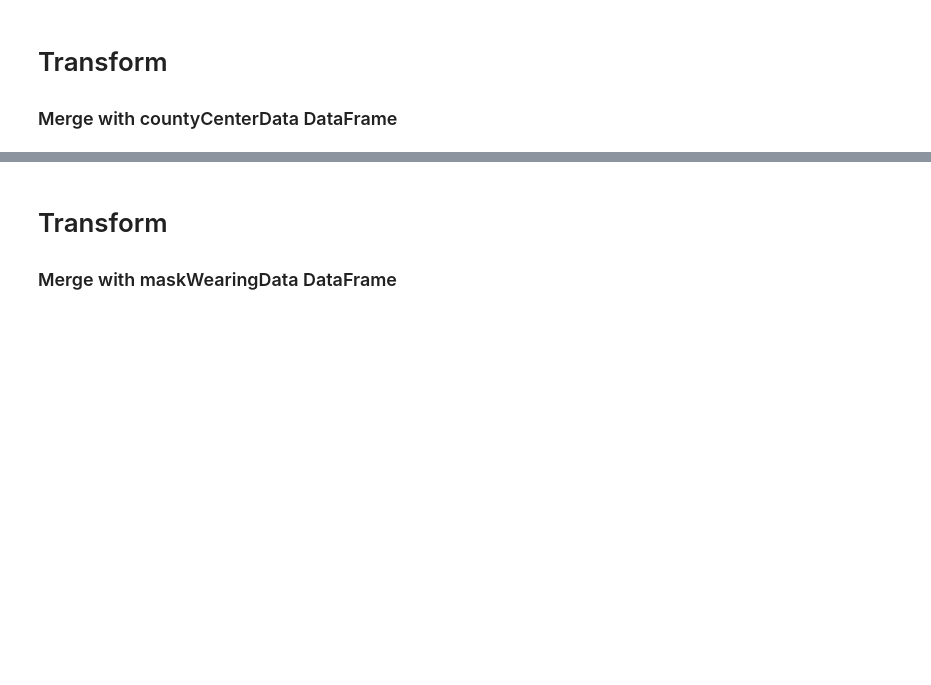
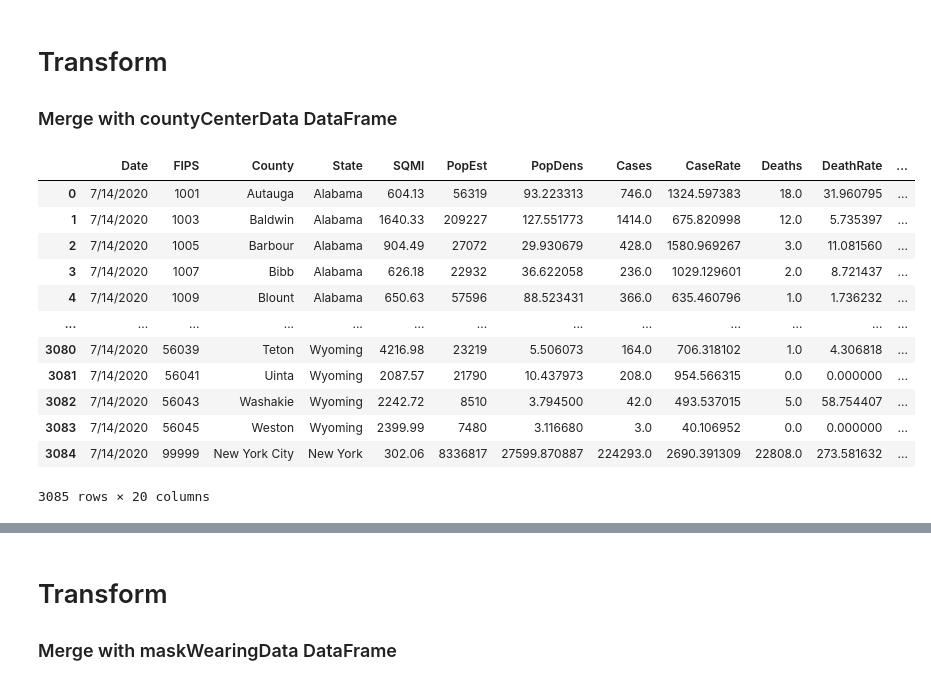
Before and after one commit to matthewkilleen0830/COVID-Mask-Scores, a Jupyter notebook: covidMasks.ipynb, the cells around one changed output, grey strips where cells are left out. Saved outputs shown, nothing was run; the diff lists cells and outputs as text; code cells hidden in the pictures; blank space fills up the shorter version.

```diff
--- a/covidMasks.ipynb
+++ b/covidMasks.ipynb
@@ -281,6 +752,6 @@ popDens = mergeA["PopEst"] / mergeA["SQMI"]
 # %%
 # Add new columns to hold case rates and death rates (per 100,000 people), and population density
-mergeA["CaseRate"] = casesPerHundredK
-mergeA["DeathRate"] = deathsPerHundredK
-mergeA["PopDens"] = popDens
-mergeA
+DataFrame["CaseRate"] = casesPerHundredK
+DataFrame["DeathRate"] = deathsPerHundredK
+DataFrame["PopDens"] = popDens
+DataFrame
@@ -287,4 +772,4 @@ mergeA
 # %%
 # Reorganize columns
-mergeA = mergeA[["Date", "FIPS", "County", "State", "SQMI", "PopEst", "PopDens", "Cases", "CaseRate", "Deaths", "DeathRate"]]
-mergeA
+DataFrame = DataFrame[["Date", "FIPS", "County", "State", "SQMI", "PopEst", "PopDens", "Cases", "CaseRate", "Deaths", "DeathRate"]]
+DataFrame
@@ -290,0 +790,5 @@ mergeA
+# %%
+# Convert FIPS and Population values from float to int
+DataFrame.FIPS = DataFrame.FIPS.astype(np.int64)
+DataFrame.PopEst = DataFrame.PopEst.astype(np.int64)
+DataFrame.dtypes
@@ -290,0 +808,4 @@ mergeA
+# %%
+# Sort on FIPS to restore DataFrame order
+DataFrame = DataFrame.sort_values("FIPS", ascending = True)
+DataFrame
@@ -321,8 +845,22 @@ mergeA
 
 ### Merge with countyCenterData DataFrame
 # %%
-# Merge countyCenterData with reorganized_final_merged_caseData to create heatmap DataFrame
-mergeB = pd.merge(mergeA, countyCenterData, how = "left", left_on = "FIPS", right_on = "fips", on = None, sort = False, copy = True, indicator = False, validate = None)
-mergeB
+# Merge primary DataFrame with countyCenterData to import lat/lng for heatmaps
+DataFrame = DataFrame.merge(countyCenterData, how = "left", left_on = "FIPS", right_on = "fips", on = None, sort = False, copy = True, indicator = False, validate = None)
+DataFrame
+# %% [output]
+|  | Date | FIPS | County | State | SQMI | PopEst | PopDens | Cases | CaseRate | Deaths | DeathRate | ... |
+| 0 | 7/14/2020 | 1001 | Autauga | Alabama | 604.13 | 56319 | 93.223313 | 746.0 | 1324.597383 | 18.0 | 31.960795 | ... |
+| 1 | 7/14/2020 | 1003 | Baldwin | Alabama | 1640.33 | 209227 | 127.551773 | 1414.0 | 675.820998 | 12.0 | 5.735397 | ... |
+| 2 | 7/14/2020 | 1005 | Barbour | Alabama | 904.49 | 27072 | 29.930679 | 428.0 | 1580.969267 | 3.0 | 11.081560 | ... |
+| 3 | 7/14/2020 | 1007 | Bibb | Alabama | 626.18 | 22932 | 36.622058 | 236.0 | 1029.129601 | 2.0 | 8.721437 | ... |
+| 4 | 7/14/2020 | 1009 | Blount | Alabama | 650.63 | 57596 | 88.523431 | 366.0 | 635.460796 | 1.0 | 1.736232 | ... |
+| ... | ... | ... | ... | ... | ... | ... | ... | ... | ... | ... | ... | ... |
+| 3080 | 7/14/2020 | 56039 | Teton | Wyoming | 4216.98 | 23219 | 5.506073 | 164.0 | 706.318102 | 1.0 | 4.306818 | ... |
+| 3081 | 7/14/2020 | 56041 | Uinta | Wyoming | 2087.57 | 21790 | 10.437973 | 208.0 | 954.566315 | 0.0 | 0.000000 | ... |
+| 3082 | 7/14/2020 | 56043 | Washakie | Wyoming | 2242.72 | 8510 | 3.794500 | 42.0 | 493.537015 | 5.0 | 58.754407 | ... |
+| 3083 | 7/14/2020 | 56045 | Weston | Wyoming | 2399.99 | 7480 | 3.116680 | 3.0 | 40.106952 | 0.0 | 0.000000 | ... |
+| 3084 | 7/14/2020 | 99999 | New York City | New York | 302.06 | 8336817 | 27599.870887 | 224293.0 | 2690.391309 | 22808.0 | 273.581632 | ... |
+3085 rows × 20 columns
 # %%
 # Drop duplicate and/or irrelevant columns
```
Also changed, not shown: parts of 182 cells of this notebook.
